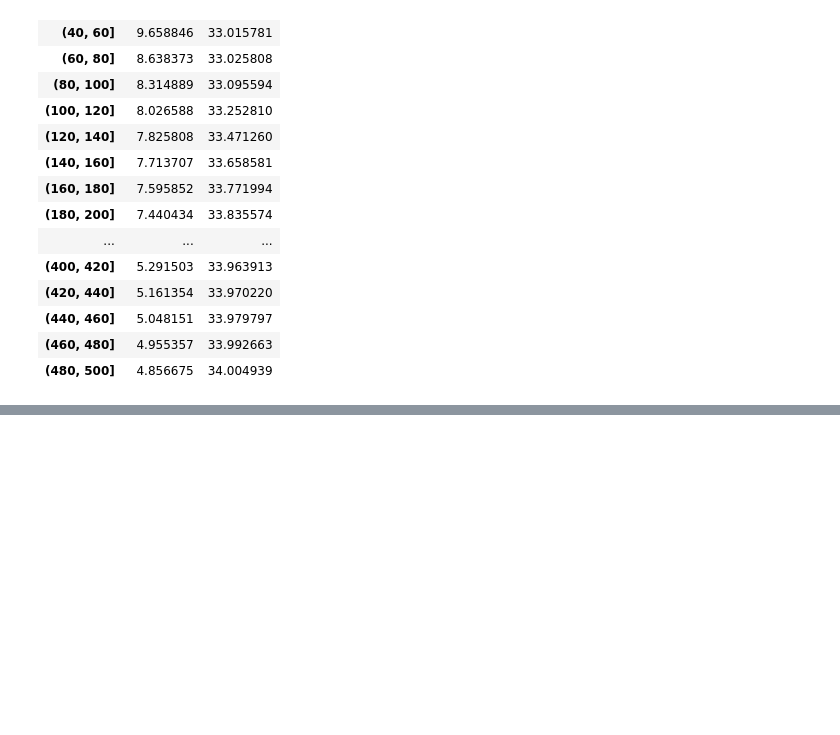
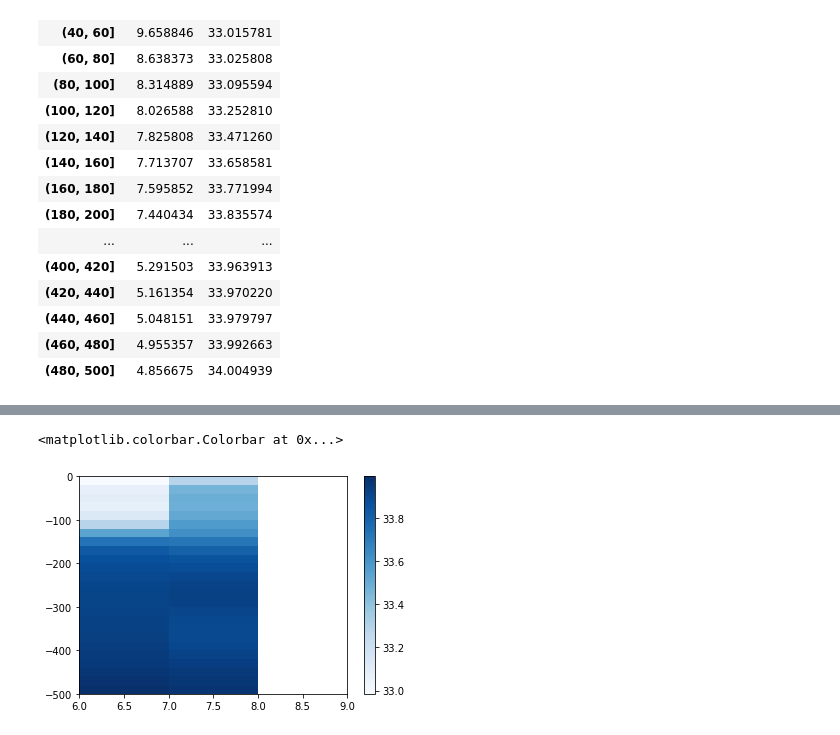
Before and after one commit to adityarn/MAR440_PythonModule, a Jupyter notebook: 04_Pandas.ipynb, the cells around one changed output, grey strips where cells are left out. Cells and saved outputs as stored; diff of their text form; code cells hidden in the pictures; blank space fills up the shorter version.

```diff
--- a/04_Pandas.ipynb
+++ b/04_Pandas.ipynb
@@ -406,0 +454,6 @@ meop.groupby(pd.cut(meop.DEPTH, np.arange(0, 501, 20) ))[["TEMP", "SAL"]].mean()
+# %%
+PC = plt.pcolormesh(np.arange(6,10), np.arange(0,-501, -20), depth_month_binned_mean[:, :, 1].T, cmap="Blues")
+plt.colorbar(PC)
+# %% [output]
+<matplotlib.colorbar.Colorbar at 0x...>
+[figure, added]
```
Also changed, not shown: parts of 14 cells of this notebook, 1 other file.
